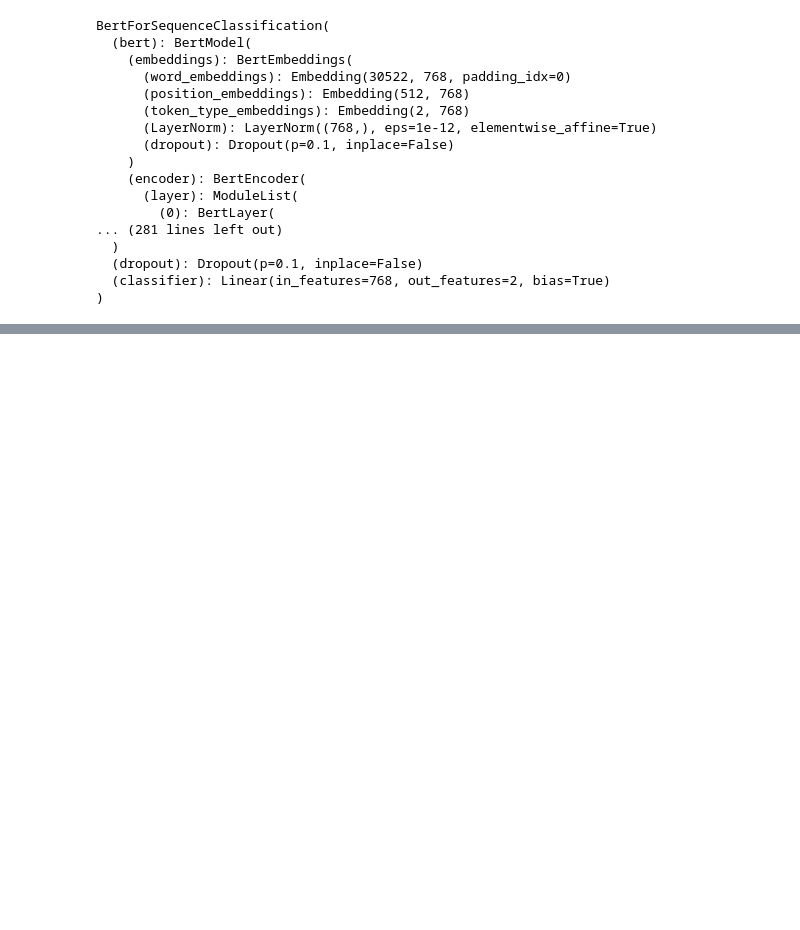
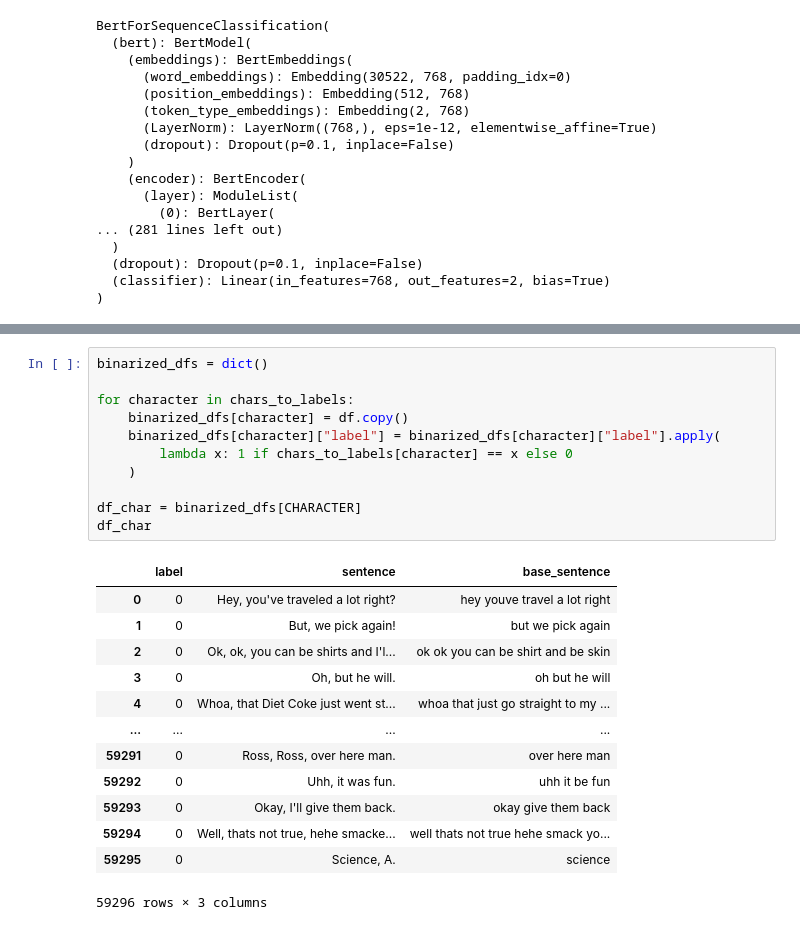
Before and after one commit to Alenush/style_transfer_sirius2021summer, a Jupyter notebook: utils/[Sergey]_Binary_Classifier_Evaluation.ipynb, the cells around one changed output, grey strips where cells are left out. Saved outputs shown, nothing was run; the diff lists cells and outputs as text; blank space fills up the shorter version.

```diff
--- a/utils/[Sergey]_Binary_Classifier_Evaluation.ipynb
+++ b/utils/[Sergey]_Binary_Classifier_Evaluation.ipynb
@@ -163,0 +170,25 @@ NameError: ignored
+# %%
+binarized_dfs = dict()
+
+for character in chars_to_labels:
+    binarized_dfs[character] = df.copy()
+    binarized_dfs[character]["label"] = binarized_dfs[character]["label"].apply(
+        lambda x: 1 if chars_to_labels[character] == x else 0
+    )
+
+df_char = binarized_dfs[CHARACTER]
+df_char
+# %% [output]
+|  | label | sentence | base_sentence |
+| 0 | 0 | Hey, you've traveled a lot right? | hey youve travel a lot right |
+| 1 | 0 | But, we pick again! | but we pick again |
+| 2 | 0 | Ok, ok, you can be shirts and I'l... | ok ok you can be shirt and be skin |
+| 3 | 0 | Oh, but he will. | oh but he will |
+| 4 | 0 | Whoa, that Diet Coke just went st... | whoa that just go straight to my ... |
+| ... | ... | ... | ... |
+| 59291 | 0 | Ross, Ross, over here man. | over here man |
+| 59292 | 0 | Uhh, it was fun. | uhh it be fun |
+| 59293 | 0 | Okay, I'll give them back. | okay give them back |
+| 59294 | 0 | Well, thats not true, hehe smacke... | well thats not true hehe smack yo... |
+| 59295 | 0 | Science, A. | science |
+59296 rows × 3 columns
```
Also changed, not shown: parts of 21 cells of this notebook.
